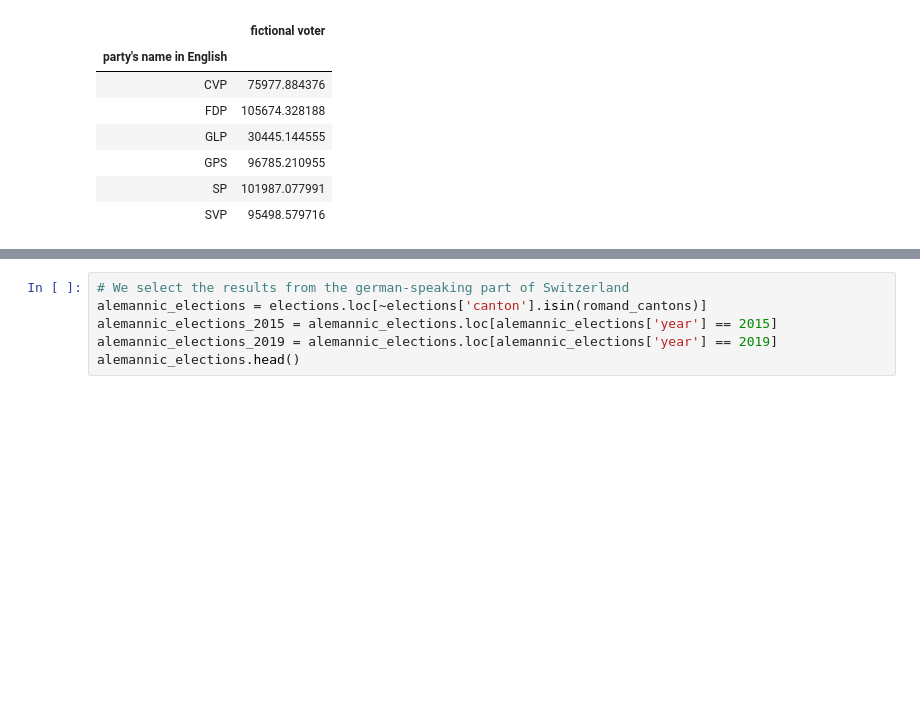
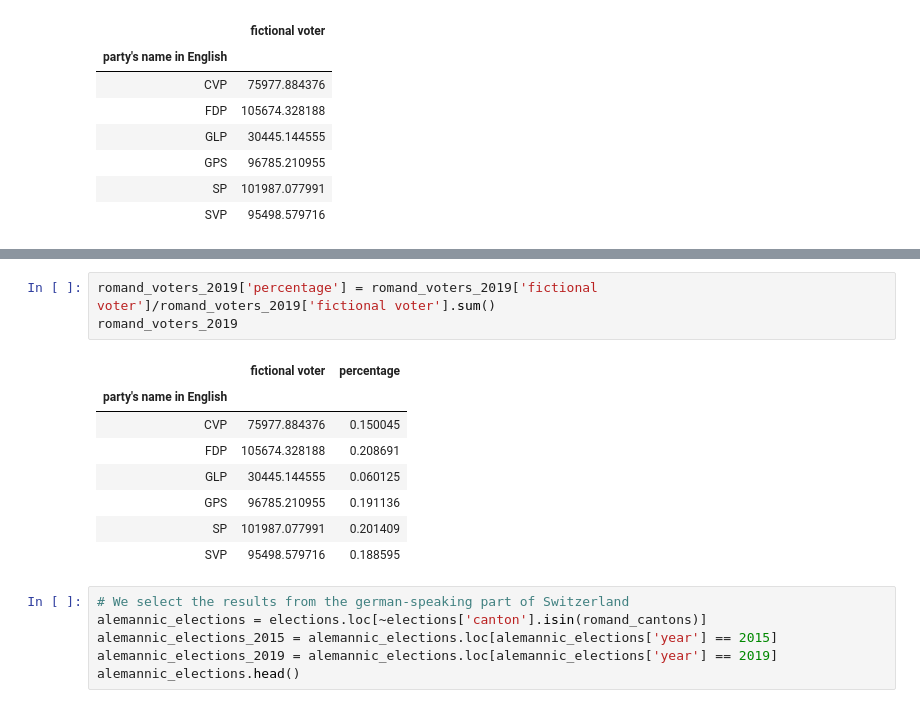
Before and after one commit to ArthurVignon/ADA_project, a Jupyter notebook: elections.ipynb, the cells around one changed output, grey strips where cells are left out. Drawn from its saved outputs; the diff is of its cells as text; blank space fills up the shorter version.

```diff
--- a/elections.ipynb
+++ b/elections.ipynb
@@ -183,3 +195,15 @@ romand_voters_2019
+# %%
+romand_voters_2019['percentage'] = romand_voters_2019['fictional voter']/romand_voters_2019['fictional voter'].sum()
+romand_voters_2019
+# %% [output]
+|  | fictional voter | percentage |
+| party's name in English |  |  |
+| CVP | 75977.884376 | 0.150045 |
+| FDP | 105674.328188 | 0.208691 |
+| GLP | 30445.144555 | 0.060125 |
+| GPS | 96785.210955 | 0.191136 |
+| SP | 101987.077991 | 0.201409 |
+| SVP | 95498.579716 | 0.188595 |
 # %%
 # We select the results from the german-speaking part of Switzerland
 alemannic_elections = elections.loc[~elections['canton'].isin(romand_cantons)]
```
Also changed, not shown: parts of 1 cell of this notebook.
